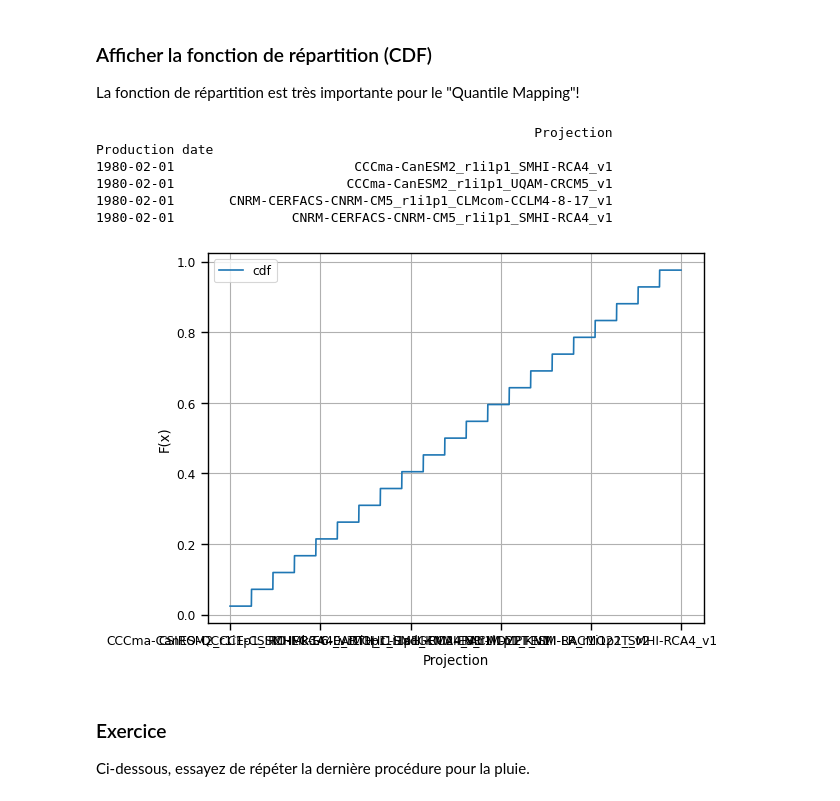
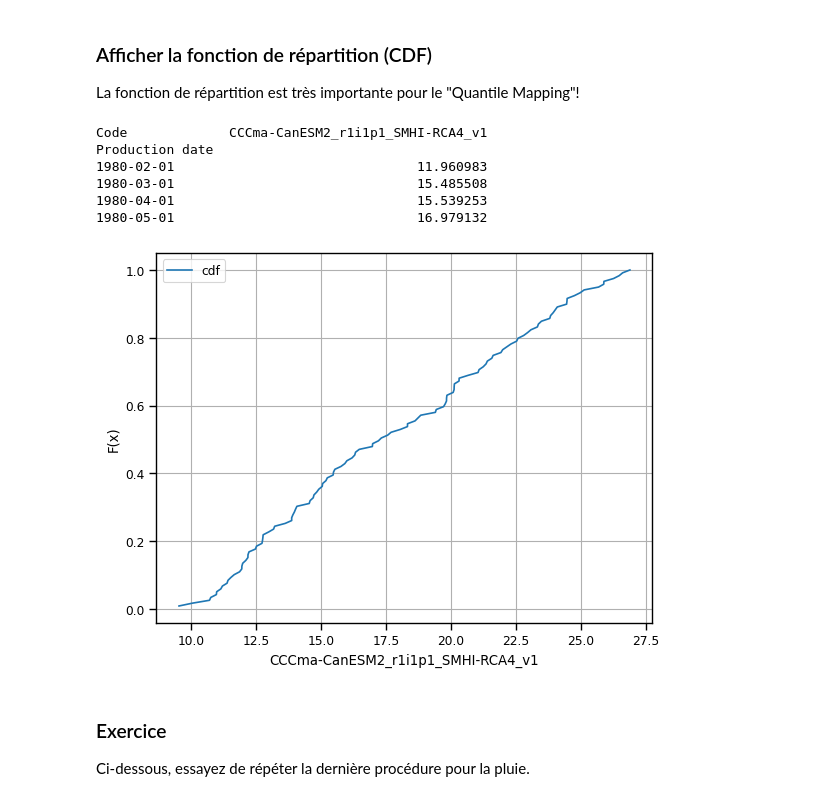
Before and after one commit to JosePedroMatos/Climate-change, a Jupyter notebook: 05. Visualize climate projections.ipynb, the cells around one changed output. Drawn from its saved outputs; the diff is of its cells as text; code cells hidden in the pictures.

```diff
--- a/05. Visualize climate projections.ipynb
+++ b/05. Visualize climate projections.ipynb
@@ -279,25 +279,26 @@ plt.tight_layout()
 La fonction de répartition est très importante pour le "Quantile Mapping"!
 # %%
 # Choisir une série
+several_projections = temperature_Q16.loc['1980-01-10':'1989-12-31', :]
 df = several_projections.iloc[:, [0]].dropna()
 model = df.columns[0]
 
 print(df.head(4))
 
 # Get to the CDF directly
 df['cdf'] = df.rank(method='average', pct = True)
 
 # Sort and plot
 ax = df.sort_values(model).plot(x=model, y='cdf', grid=True)
 _ = ax.set_ylabel('F(x)')
 # %% [output]
-                                                        Projection
+Code             CCCma-CanESM2_r1i1p1_SMHI-RCA4_v1
 Production date
-1980-02-01                       CCCma-CanESM2_r1i1p1_SMHI-RCA4_v1
-1980-02-01                      CCCma-CanESM2_r1i1p1_UQAM-CRCM5_v1
-1980-02-01       CNRM-CERFACS-CNRM-CM5_r1i1p1_CLMcom-CCLM4-8-17_v1
-1980-02-01               CNRM-CERFACS-CNRM-CM5_r1i1p1_SMHI-RCA4_v1
+1980-02-01                               11.960983
+1980-03-01                               15.485508
+1980-04-01                               15.539253
+1980-05-01                               16.979132
-[figure, old version]
+[figure, new version]
 # %% [markdown]
 ### Exercice
 Ci-dessous, essayez de répéter la dernière procédure pour la pluie.
```
